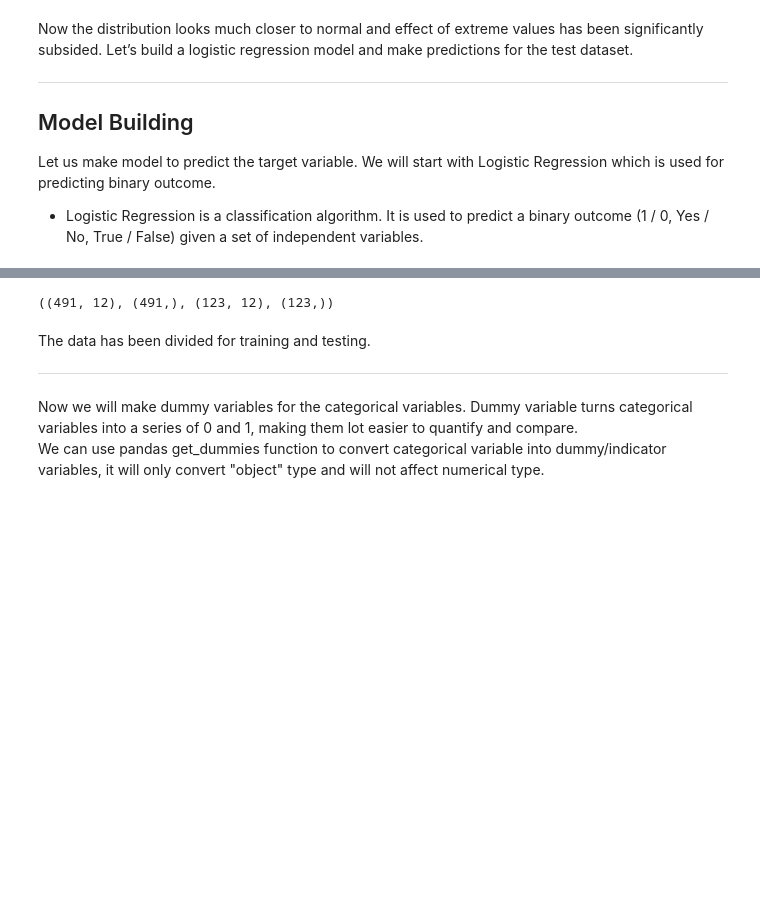
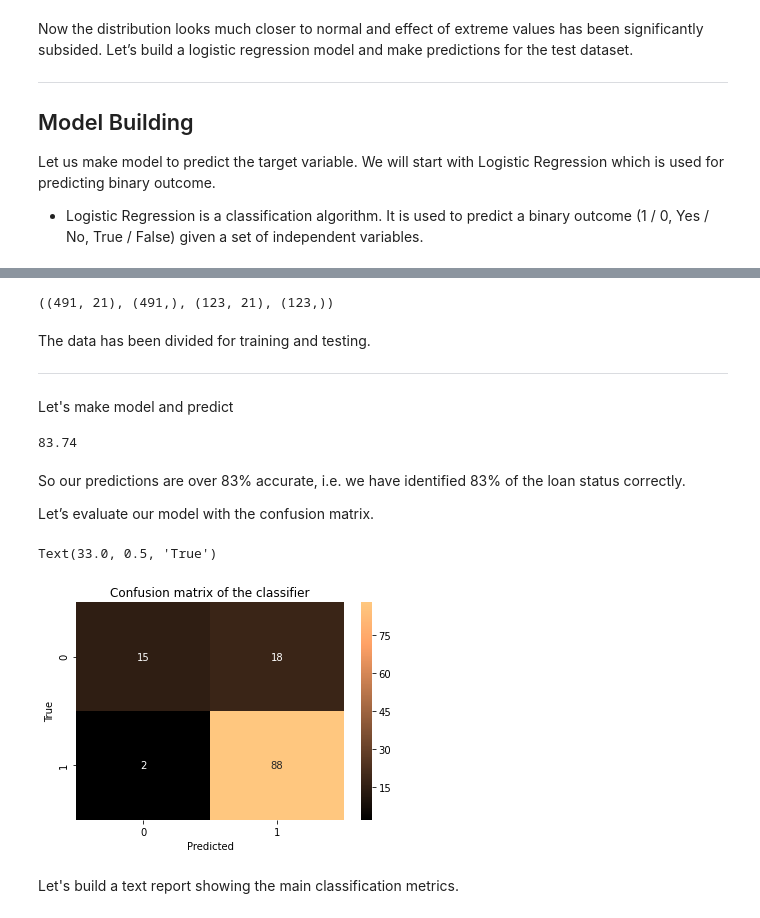
Before and after one commit to radhikagupta6/Machine-Learning-and-Data-Science-Algorithms, a Jupyter notebook: Projects/Prediction of Loan approval/Loan_pred.ipynb, the cells around one changed output, grey strips where cells are left out. Cells and saved outputs as stored; diff of their text form; code cells hidden in the pictures; blank space fills up the shorter version.

```diff
--- a/Projects/Prediction of Loan approval/Loan_pred.ipynb
+++ b/Projects/Prediction of Loan approval/Loan_pred.ipynb
@@ -287,0 +292,2 @@ train_x,test_x,train_y,test_y = train_test_split(df1, target, test_size=0.2, ran
+# %%
+df1 = pd.get_dummies(df1)
@@ -288,8 +299,34 @@ train_x,test_x,train_y,test_y = train_test_split(df1, target, test_size=0.2, ran
 # %%
 train_x.shape,train_y.shape,test_x.shape,test_y.shape
 # %% [output]
-((491, 12), (491,), (123, 12), (123,))
+((491, 21), (491,), (123, 21), (123,))
-# %% [markdown]
-The data has been divided for training and testing.<hr>
-Now we will make dummy variables for the categorical variables. Dummy variable turns categorical variables into a series of 0 and 1, making them lot easier to quantify and compare.<br>
-We can use pandas get_dummies function to convert categorical variable into dummy/indicator variables, it will only convert "object" type and will not affect numerical type.
+# %% [markdown]
+The data has been divided for training and testing.
+<hr>
+Let's make model and predict
+# %%
+model = LogisticRegression()
+#Now we will train the model on training dataset and make predictions for the test dataset.
+model.fit(train_x,train_y)
+#make prediction
+pred = model.predict(test_x)
+# Calculate accuracy score
+round(accuracy_score(pred,test_y)*100,2)
+# %% [output]
+83.74
+# %% [markdown]
+So our predictions are over 83% accurate, i.e. we have identified 83% of the loan status correctly.
+
+Let’s evaluate our model with the confusion matrix.
+# %%
+cm = confusion_matrix(test_y, pred)
+
+sns.heatmap(cm, cmap = "copper" ,annot=True, fmt="d")
+plt.title('Confusion matrix of the classifier')
+plt.xlabel('Predicted')
+plt.ylabel('True')
+# %% [output]
+Text(33.0, 0.5, 'True')
+[figure, added]
+# %% [markdown]
+Let's build a text report showing the main classification metrics.
```
Also changed, not shown: parts of 7 cells of this notebook.
